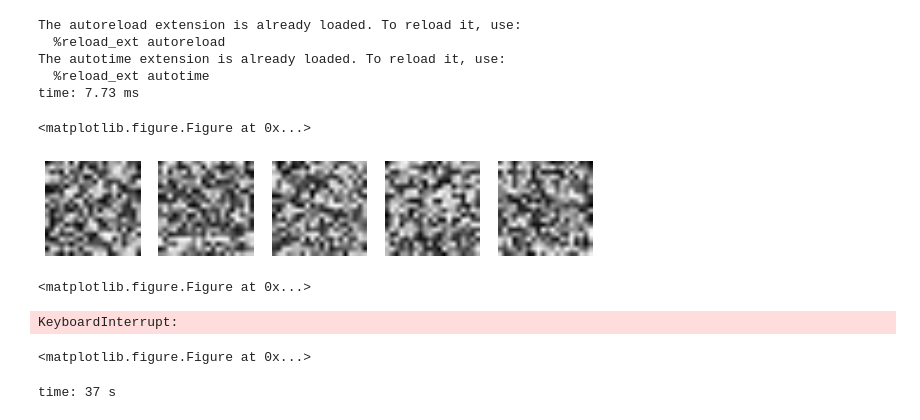
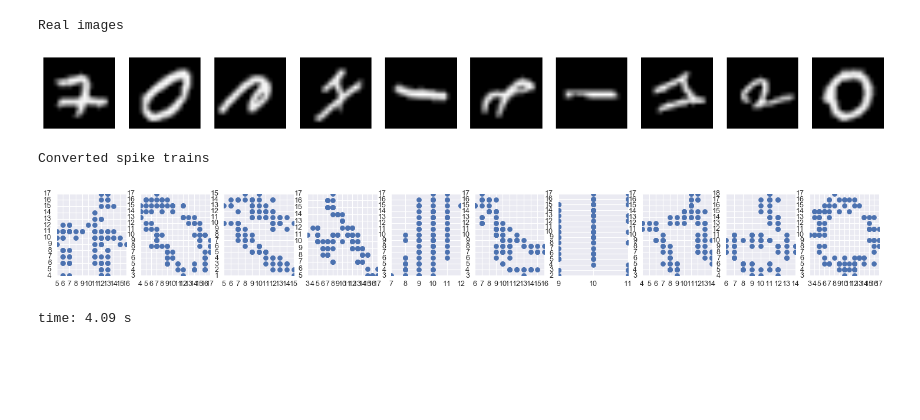
Before and after one commit to UV-ETSE-GPDS/uvnn-clone, a Jupyter notebook: uvnn/snns/evtCD/evtcd.ipynb, the cells around one changed output. Cells and saved outputs as stored; diff of their text form; code cells hidden in the pictures; blank space fills up the shorter version.

Commit message:
Add simple visualisation of spikes in ipython
Fixes spike triplet bug as well

```diff
--- a/uvnn/snns/evtCD/evtcd.ipynb
+++ b/uvnn/snns/evtCD/evtcd.ipynb
@@ -8,22 +8,14 @@
 import matplotlib.pyplot as plt
 import numpy as np
 import seaborn as sns
-sns.set(color_codes=True)
-plt.rcParams['savefig.dpi'] = 100
 
 from evtcd import *
+plt.rcParams['savefig.dpi'] = 90
-# %% [output]
-The autoreload extension is already loaded. To reload it, use:
-  %reload_ext autoreload
-The autotime extension is already loaded. To reload it, use:
-  %reload_ext autotime
-time: 7.73 ms
 # %%
-train_network(cf, 400, 100)
+spike_history = train_network(cf, 400, 100)
 # %% [output]
-<matplotlib.figure.Figure at 0x...>
+Real images
-[figure, old version]
+[figure, new version]
-<matplotlib.figure.Figure at 0x...>
+Converted spike trains
+[figure, added]
-KeyboardInterrupt:
+time: 4.09 s
-<matplotlib.figure.Figure at 0x...>
-time: 37 s
```
Also changed, not shown: parts of 5 cells of this notebook, 1 other file.
